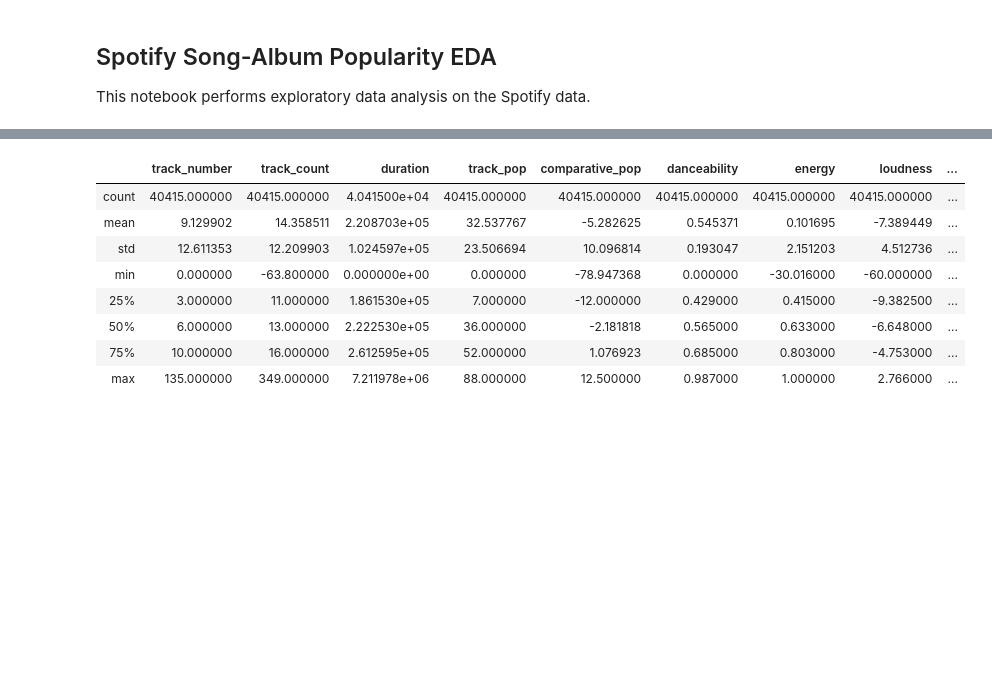
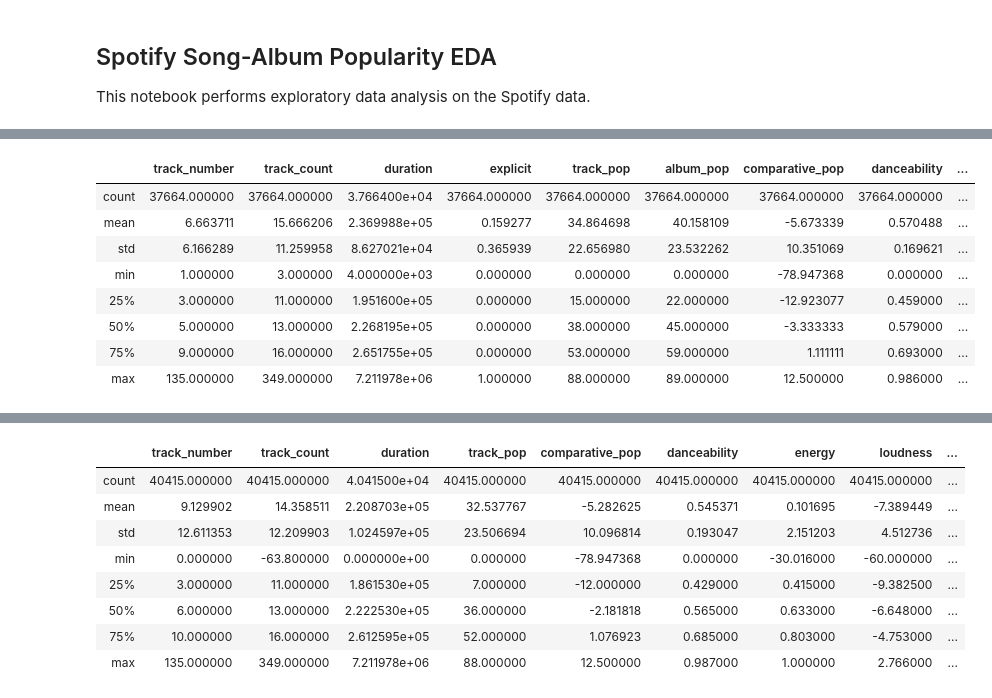
Before and after one commit to jluby/cs109_spotify, a Jupyter notebook: eda.ipynb, the cells around one changed output, grey strips where cells are left out. Cells and saved outputs as stored; diff of their text form; code cells hidden in the pictures; blank space fills up the shorter version.

```diff
--- a/eda.ipynb
+++ b/eda.ipynb
@@ -56,3 +58,15 @@ data.head()
+# %%
+data.describe()
+# %% [output]
+|  | track_number | track_count | duration | explicit | track_pop | album_pop | comparative_pop | danceability | ... |
+| count | 37664.000000 | 37664.000000 | 3.766400e+04 | 37664.000000 | 37664.000000 | 37664.000000 | 37664.000000 | 37664.000000 | ... |
+| mean | 6.663711 | 15.666206 | 2.369988e+05 | 0.159277 | 34.864698 | 40.158109 | -5.673339 | 0.570488 | ... |
+| std | 6.166289 | 11.259958 | 8.627021e+04 | 0.365939 | 22.656980 | 23.532262 | 10.351069 | 0.169621 | ... |
+| min | 1.000000 | 3.000000 | 4.000000e+03 | 0.000000 | 0.000000 | 0.000000 | -78.947368 | 0.000000 | ... |
+| 25% | 3.000000 | 11.000000 | 1.951600e+05 | 0.000000 | 15.000000 | 22.000000 | -12.923077 | 0.459000 | ... |
+| 50% | 5.000000 | 13.000000 | 2.268195e+05 | 0.000000 | 38.000000 | 45.000000 | -3.333333 | 0.579000 | ... |
+| 75% | 9.000000 | 16.000000 | 2.651755e+05 | 0.000000 | 53.000000 | 59.000000 | 1.111111 | 0.693000 | ... |
+| max | 135.000000 | 349.000000 | 7.211978e+06 | 1.000000 | 88.000000 | 89.000000 | 12.500000 | 0.986000 | ... |
 # %%
 data.hist()
 # %% [output]
```
Also changed, not shown: parts of 21 cells of this notebook, 2 other files.
